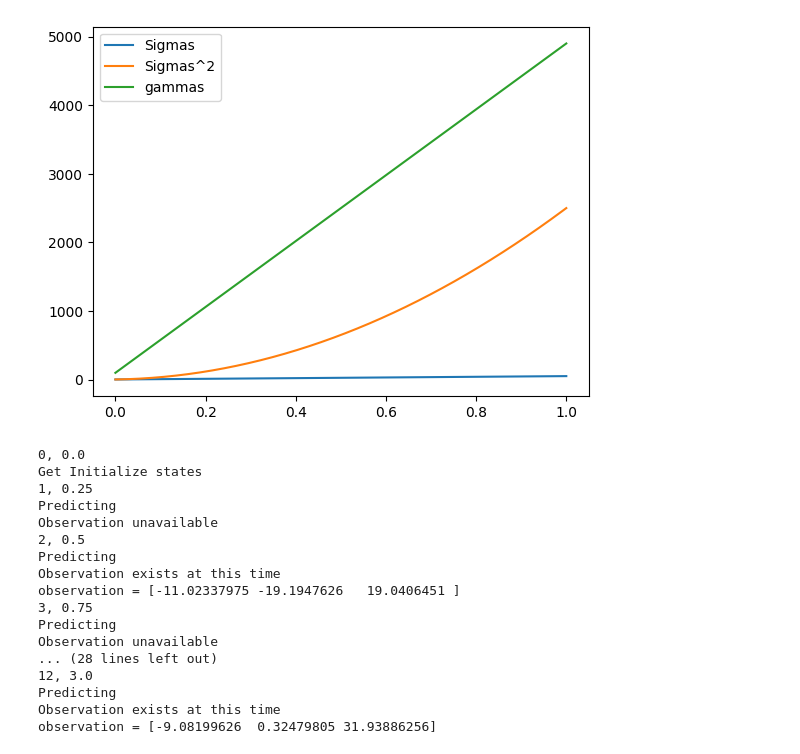
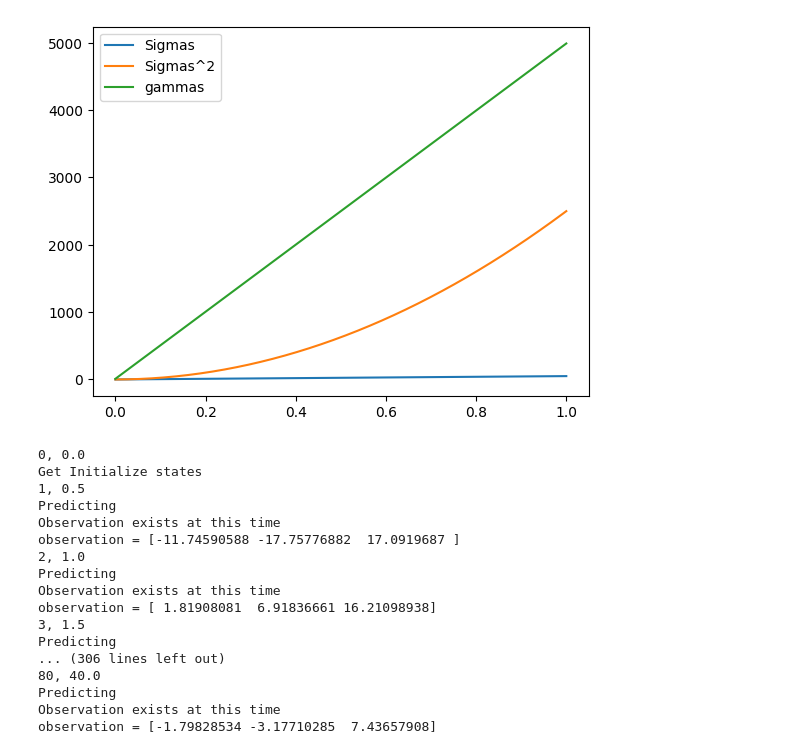
Before and after one commit to briannabinder/data_assimilation, a Jupyter notebook: notebooks/Lorenz63.ipynb, the cells around one changed output. Saved outputs shown, nothing was run; the diff lists cells and outputs as text; code cells hidden in the pictures.

```diff
--- a/notebooks/Lorenz63.ipynb
+++ b/notebooks/Lorenz63.ipynb
@@ -56,42 +58,42 @@ plt.show()
 # %%
-sigma_begin = 1
+sigma_begin = 0.1 # Greater than the smallest dist
 sigma_end = 50
 N_tsteps = 150
 sigmas = np.linspace(sigma_begin, sigma_end, N_tsteps)
 taus = np.linspace(0, 1, N_tsteps)
 
 dtau = taus[1] - taus[0]  # Time step (assuming uniform spacing)
 dsigma_dtau = np.gradient(sigmas, dtau)
 
 gammas = 2 * sigmas * dsigma_dtau
 
 plt.figure()
 plt.plot(taus, sigmas, label="Sigmas")
 plt.plot(taus, sigmas**2, label="Sigmas^2")
 plt.plot(taus, gammas, label="gammas")
 plt.legend()
 plt.show()
 # %% [output]
-[figure, old version]
+[figure, new version]
 # %%
 
 gauss_mix = GaussianMixture()
-states, times = gauss_mix.filter(model, 3, 0.25, sigmas, gammas)
+states, times = gauss_mix.filter(model, 40, 0.5, sigmas, gammas)
 # %% [output]
 0, 0.0
 Get Initialize states
-1, 0.25
-Predicting
-Observation unavailable
-2, 0.5
+1, 0.5
 Predicting
 Observation exists at this time
-observation = [-11.02337975 -19.1947626   19.0406451 ]
-3, 0.75
-Predicting
-Observation unavailable
-... (28 lines left out)
-12, 3.0
+observation = [-11.74590588 -17.75776882  17.0919687 ]
+2, 1.0
 Predicting
 Observation exists at this time
-observation = [-9.08199626  0.32479805 31.93886256]
+observation = [ 1.81908081  6.91836661 16.21098938]
+3, 1.5
+Predicting
+... (306 lines left out)
+80, 40.0
+Predicting
+Observation exists at this time
+observation = [-1.79828534 -3.17710285  7.43657908]
```
Also changed, not shown: parts of 5 cells of this notebook, 1 other file.
